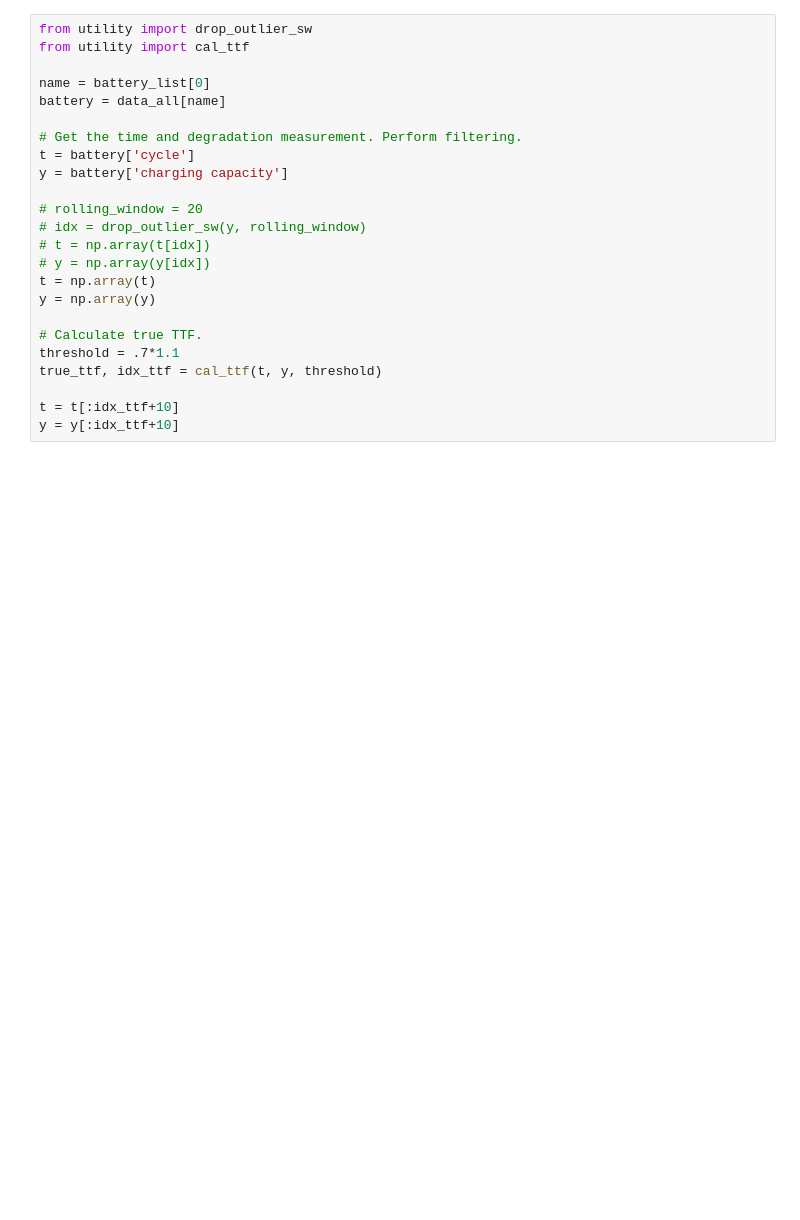
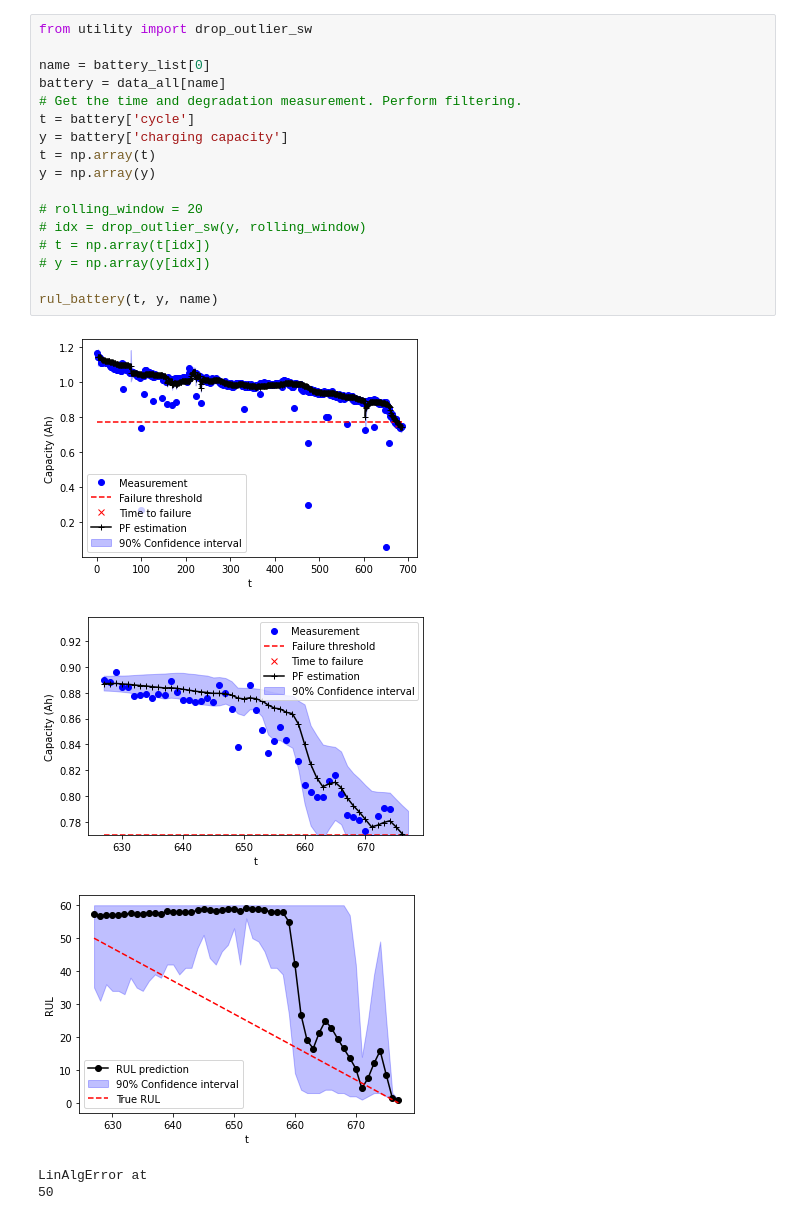
Before and after one commit to sonic160/battery_calce, a Jupyter notebook: rul_pf_battery.ipynb, the cells around one changed output. Cells and saved outputs as stored; diff of their text form; blank space fills up the shorter version.

```diff
--- a/rul_pf_battery.ipynb
+++ b/rul_pf_battery.ipynb
@@ -13,24 +46,23 @@ with open('data_all.pickle', 'rb') as f:
 # %%
 from utility import drop_outlier_sw
-from utility import cal_ttf
 
 name = battery_list[0]
 battery = data_all[name]
-
 # Get the time and degradation measurement. Perform filtering.
 t = battery['cycle']
 y = battery['charging capacity']
+t = np.array(t)
+y = np.array(y)
 
 # rolling_window = 20
 # idx = drop_outlier_sw(y, rolling_window)
 # t = np.array(t[idx])
 # y = np.array(y[idx])
-t = np.array(t)
-y = np.array(y)
 
-# Calculate true TTF.
-threshold = .7*1.1
-true_ttf, idx_ttf = cal_ttf(t, y, threshold)
-
-t = t[:idx_ttf+10]
-y = y[:idx_ttf+10]
+rul_battery(t, y, name)
+# %% [output]
+[figure, added]
+[figure, added]
+[figure, added]
+LinAlgError at
+50
```
Also changed, not shown: parts of 13 cells of this notebook, 7 other files.
